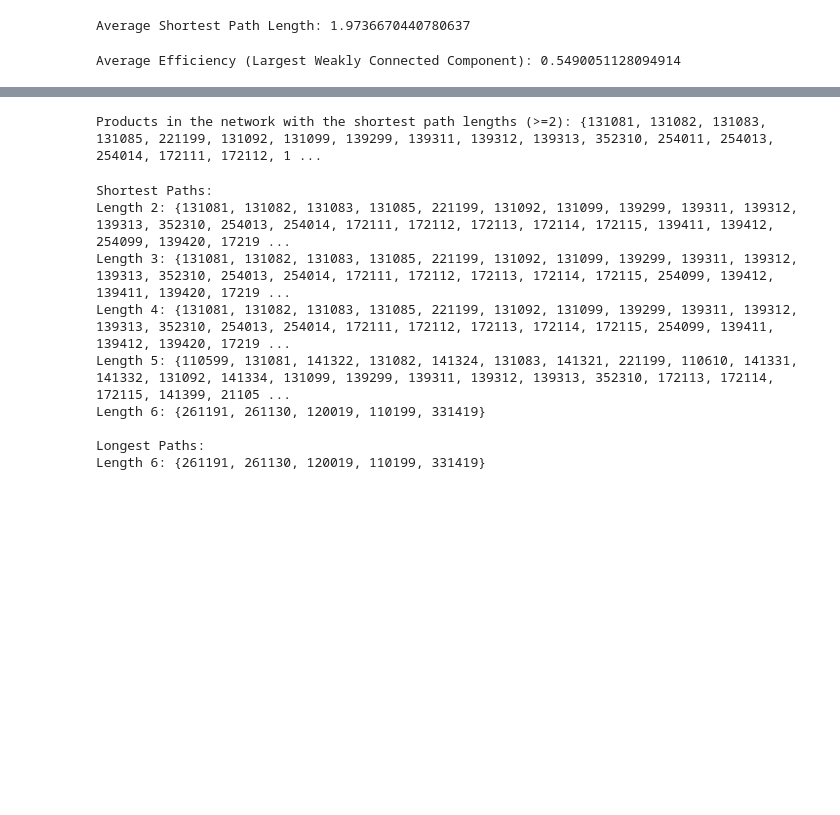
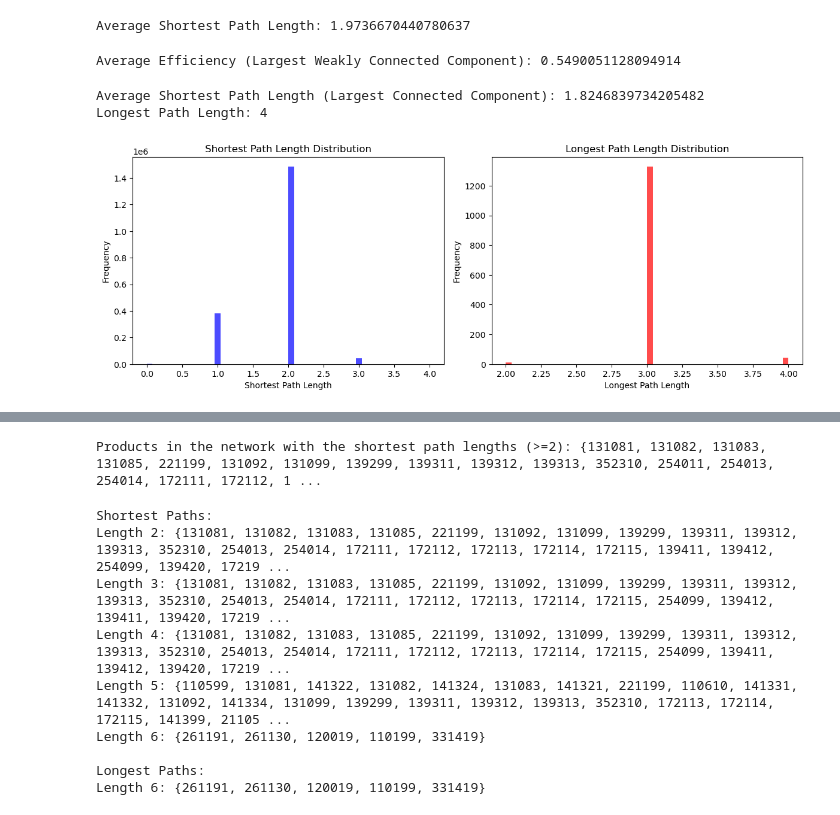
Before and after one commit to Yunbo-max/L65-Geometric-Deep-Learning, a Jupyter notebook: Dataset/VAT/dependency.ipynb, the cells around one changed output, grey strips where cells are left out. Cells and saved outputs as stored; diff of their text form; code cells hidden in the pictures; blank space fills up the shorter version.

```diff
--- a/Dataset/VAT/dependency.ipynb
+++ b/Dataset/VAT/dependency.ipynb
@@ -284,6 +284,54 @@ average_efficiency = total_efficiency / total_pairs
 print("Average Efficiency (Largest Weakly Connected Component):", average_efficiency)
 # %% [output]
 Average Efficiency (Largest Weakly Connected Component): 0.5490051128094914
+# %%
+import networkx as nx
+import matplotlib.pyplot as plt
+
+# Assuming you have already created the directed graph G
+G = G.to_undirected()
+
+# Get the largest connected component
+largest_connected_component = max(nx.connected_components(G), key=len)
+
+# Compute the average shortest path length for the largest connected component
+average_shortest_path_length_largest_component = nx.average_shortest_path_length(G.subgraph(largest_connected_component))
+print("Average Shortest Path Length (Largest Connected Component):", average_shortest_path_length_largest_component)
+
+# Average/general longest path length
+# Longest path length can be computed by finding the diameter of the largest connected component
+longest_path_length = nx.diameter(G.subgraph(largest_connected_component))
+print("Longest Path Length:", longest_path_length)
+
+# Shortest path length distributions
+all_shortest_paths = nx.shortest_path_length(G)
+shortest_path_lengths = [length for node, lengths in all_shortest_paths for length in lengths.values() if node in largest_connected_component]
+
+# Longest path length distributions
+all_longest_paths = nx.all_pairs_shortest_path_length(G)
+longest_path_lengths = [max(lengths.values()) for _, lengths in all_longest_paths if _ in largest_connected_component]
+
+# Plot distributions
+plt.figure(figsize=(12, 8))
+
+plt.subplot(2, 2, 1)
+plt.hist(shortest_path_lengths, bins=50, color='blue', alpha=0.7)
+plt.title('Shortest Path Length Distribution')
+plt.xlabel('Shortest Path Length')
+plt.ylabel('Frequency')
+
+plt.subplot(2, 2, 2)
+plt.hist(longest_path_lengths, bins=50, color='red', alpha=0.7)
+plt.title('Longest Path Length Distribution')
+plt.xlabel('Longest Path Length')
+plt.ylabel('Frequency')
+
+plt.tight_layout()
+plt.show()
+# %% [output]
+Average Shortest Path Length (Largest Connected Component): 1.8246839734205482
+Longest Path Length: 4
+[figure, added]
 # %%
 import networkx as nx
 import matplotlib.pyplot as plt
```
Also changed, not shown: parts of 4 cells of this notebook, 6 other files.
